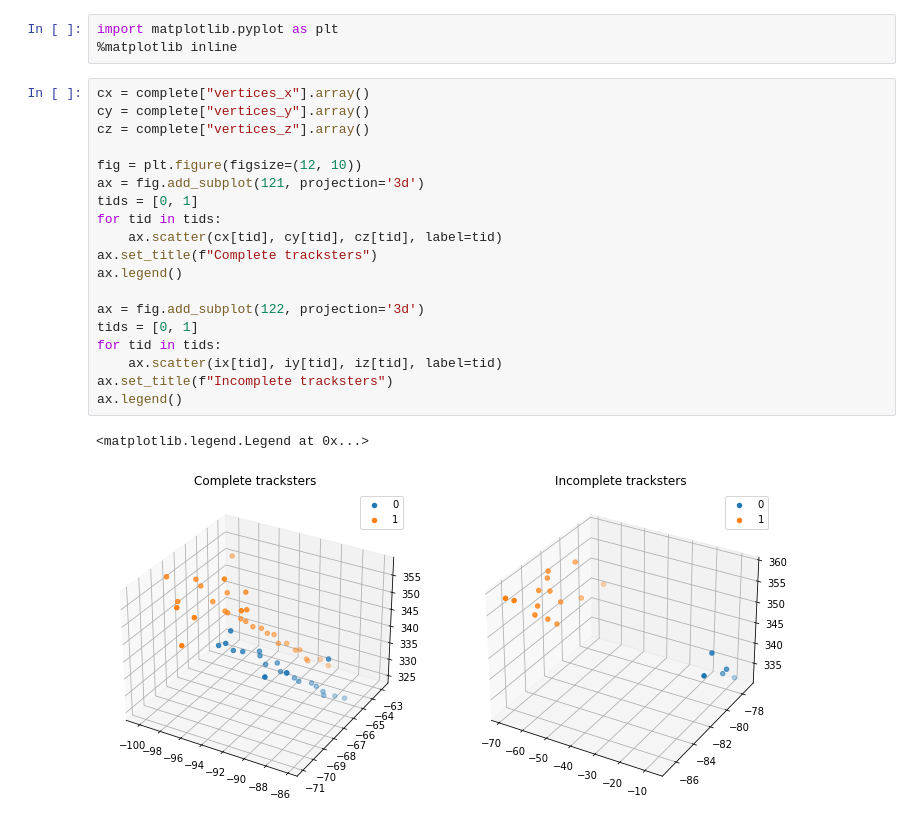
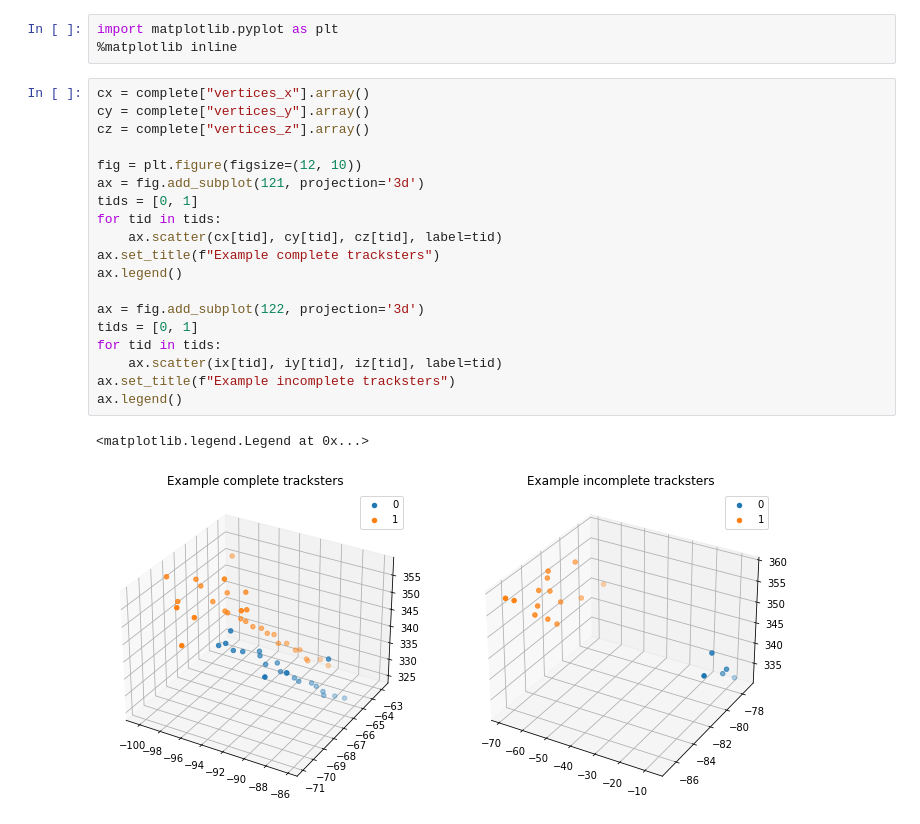
Before and after one commit to edcuba/TICLHack22_PatternReco, a Jupyter notebook: explore_tracksters.ipynb, the cells around one changed output. Saved outputs shown, nothing was run; the diff lists cells and outputs as text.

Commit message:
Update explore tracksters code

```diff
--- a/explore_tracksters.ipynb
+++ b/explore_tracksters.ipynb
@@ -33,22 +33,22 @@ import matplotlib.pyplot as plt
 # %%
 cx = complete["vertices_x"].array()
 cy = complete["vertices_y"].array()
 cz = complete["vertices_z"].array()
 
 fig = plt.figure(figsize=(12, 10))
 ax = fig.add_subplot(121, projection='3d')
 tids = [0, 1]
 for tid in tids:
     ax.scatter(cx[tid], cy[tid], cz[tid], label=tid)
-ax.set_title(f"Complete tracksters")
+ax.set_title(f"Example complete tracksters")
 ax.legend()
 
 ax = fig.add_subplot(122, projection='3d')
 tids = [0, 1]
 for tid in tids:
     ax.scatter(ix[tid], iy[tid], iz[tid], label=tid)
-ax.set_title(f"Incomplete tracksters")
+ax.set_title(f"Example incomplete tracksters")
 ax.legend()
 # %% [output]
 <matplotlib.legend.Legend at 0x...>
-[figure, old version]
+[figure, new version]
```
